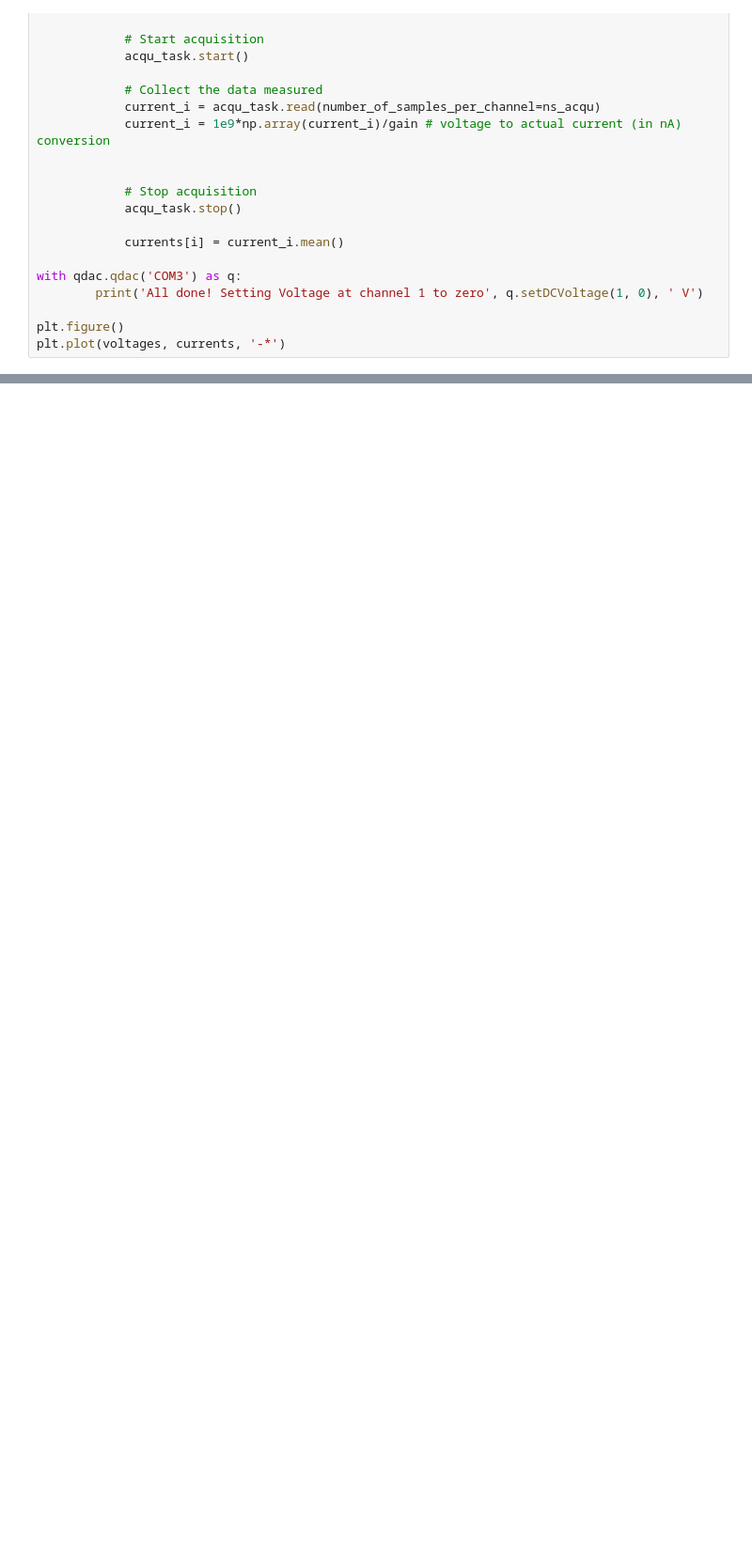
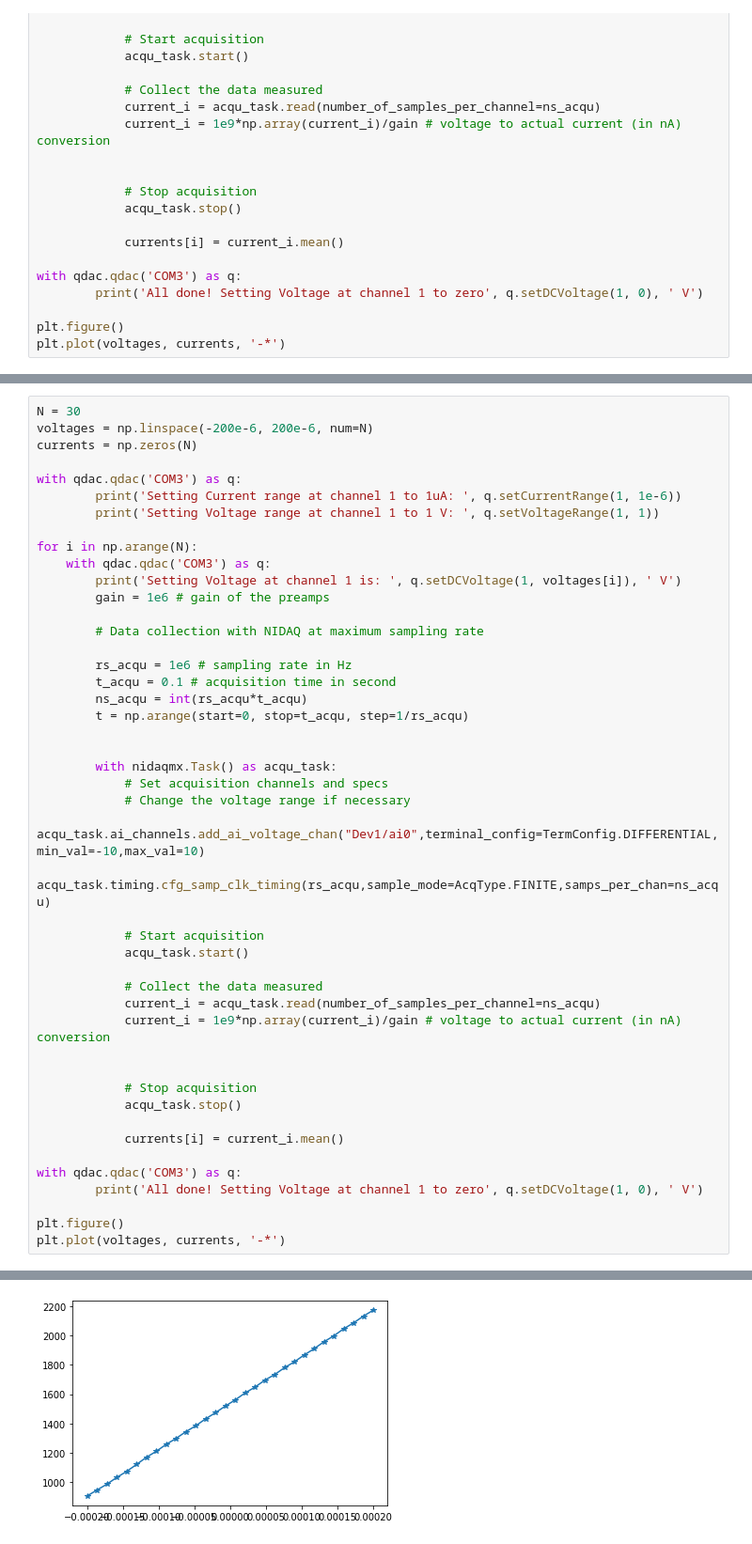
Before and after one commit to jsalfi/qstlab, a Jupyter notebook: IV characteristics.ipynb, the cells around one changed output, grey strips where cells are left out. Shown at 94% size. Drawn from its saved outputs; the diff is of its cells as text; blank space fills up the shorter version.

```diff
--- a/IV characteristics.ipynb
+++ b/IV characteristics.ipynb
@@ -910,0 +986,47 @@ print(R*1e9)
+# %%
+N = 30
+voltages = np.linspace(-200e-6, 200e-6, num=N)
+currents = np.zeros(N)
+
+with qdac.qdac('COM3') as q:
+        print('Setting Current range at channel 1 to 1uA: ', q.setCurrentRange(1, 1e-6))
+        print('Setting Voltage range at channel 1 to 1 V: ', q.setVoltageRange(1, 1))
+
+for i in np.arange(N):
+    with qdac.qdac('COM3') as q:
+        print('Setting Voltage at channel 1 is: ', q.setDCVoltage(1, voltages[i]), ' V')
+        gain = 1e6 # gain of the preamps
+
+        # Data collection with NIDAQ at maximum sampling rate
+
+        rs_acqu = 1e6 # sampling rate in Hz
+        t_acqu = 0.1 # acquisition time in second
+        ns_acqu = int(rs_acqu*t_acqu)
+        t = np.arange(start=0, stop=t_acqu, step=1/rs_acqu)
+
+
+        with nidaqmx.Task() as acqu_task:
+            # Set acquisition channels and specs
+            # Change the voltage range if necessary
+            acqu_task.ai_channels.add_ai_voltage_chan("Dev1/ai0",terminal_config=TermConfig.DIFFERENTIAL,min_val=-10,max_val=10)
+            acqu_task.timing.cfg_samp_clk_timing(rs_acqu,sample_mode=AcqType.FINITE,samps_per_chan=ns_acqu)
+
+            # Start acquisition
+            acqu_task.start()
+
+            # Collect the data measured
+            current_i = acqu_task.read(number_of_samples_per_channel=ns_acqu)
+            current_i = 1e9*np.array(current_i)/gain # voltage to actual current (in nA) conversion
+
+
+            # Stop acquisition
+            acqu_task.stop()
+
+            currents[i] = current_i.mean()
+
+with qdac.qdac('COM3') as q:
+        print('All done! Setting Voltage at channel 1 to zero', q.setDCVoltage(1, 0), ' V')
+
+plt.figure()
+plt.plot(voltages, currents, '-*')
+# %% [output]
@@ -910,0 +1051 @@ print(R*1e9)
+[figure, added]
```
Also changed, not shown: parts of 22 cells of this notebook.
